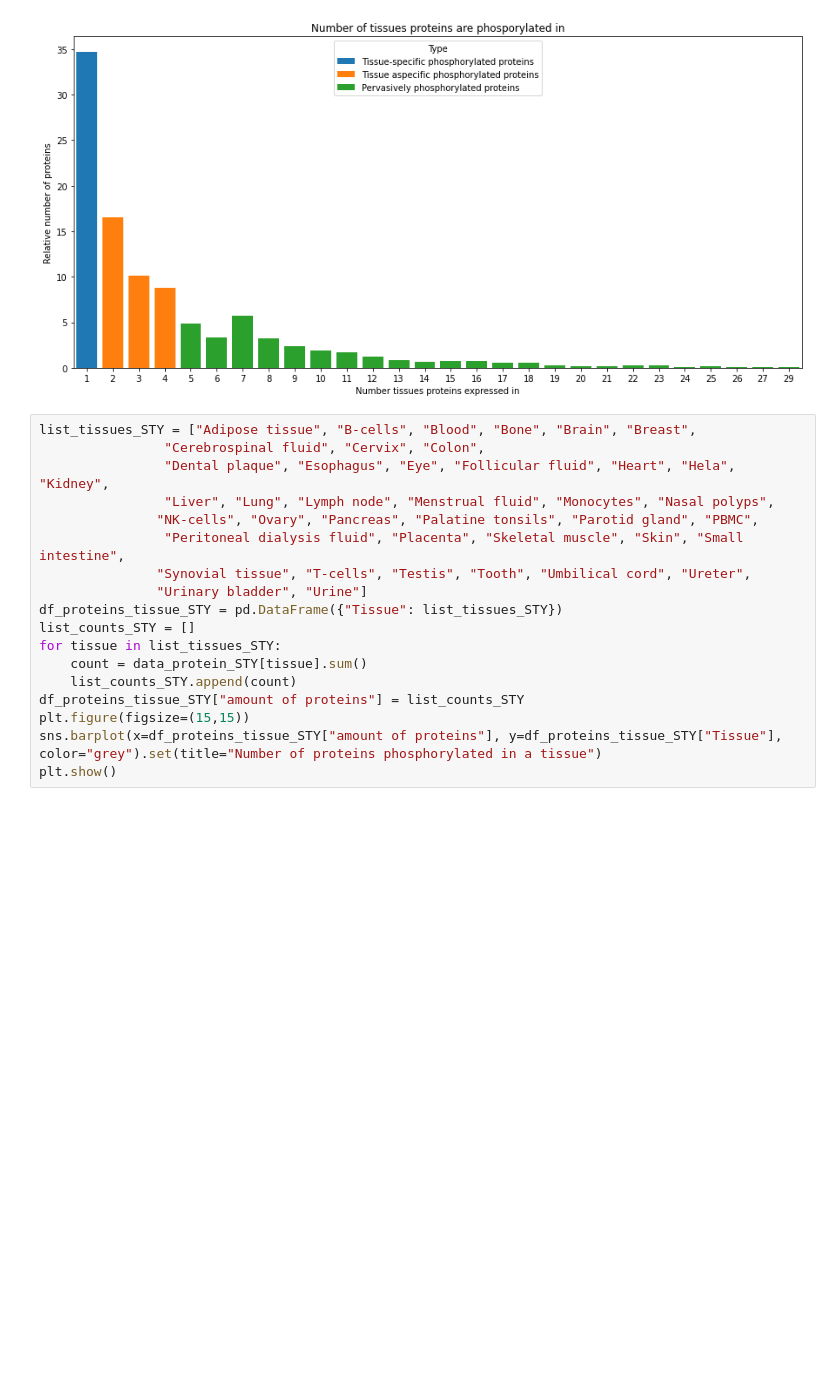
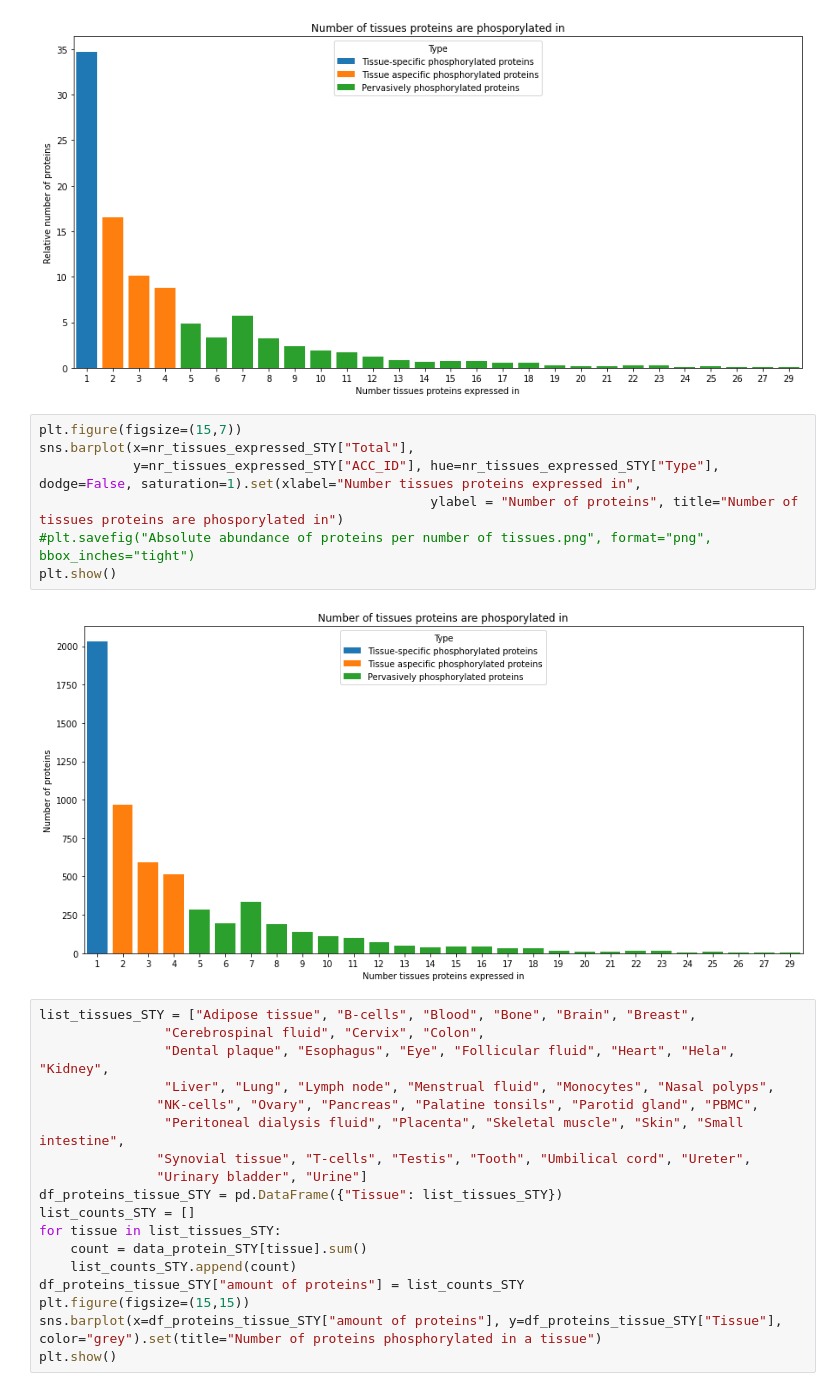
Before and after one commit to Hanne-Devos/Master_thesis, a Jupyter notebook: data_exploration_WP1/data_exploration.ipynb, the cells around one changed output. Drawn from its saved outputs; the diff is of its cells as text; blank space fills up the shorter version.

```diff
--- a/data_exploration_WP1/data_exploration.ipynb
+++ b/data_exploration_WP1/data_exploration.ipynb
@@ -389,6 +380,15 @@ sns.barplot(x=nr_tissues_expressed_STY["Total"],
 plt.show()
 # %% [output]
 [figure]
+# %%
+plt.figure(figsize=(15,7))
+sns.barplot(x=nr_tissues_expressed_STY["Total"],
+            y=nr_tissues_expressed_STY["ACC_ID"], hue=nr_tissues_expressed_STY["Type"], dodge=False, saturation=1).set(xlabel="Number tissues proteins expressed in",
+                                                  ylabel = "Number of proteins", title="Number of tissues proteins are phosporylated in")
+#plt.savefig("Absolute abundance of proteins per number of tissues.png", format="png", bbox_inches="tight")
+plt.show()
+# %% [output]
+[figure, added]
 # %%
 list_tissues_STY = ["Adipose tissue", "B-cells", "Blood", "Bone", "Brain", "Breast",
                 "Cerebrospinal fluid", "Cervix", "Colon",
```
Also changed, not shown: parts of 52 cells of this notebook.
